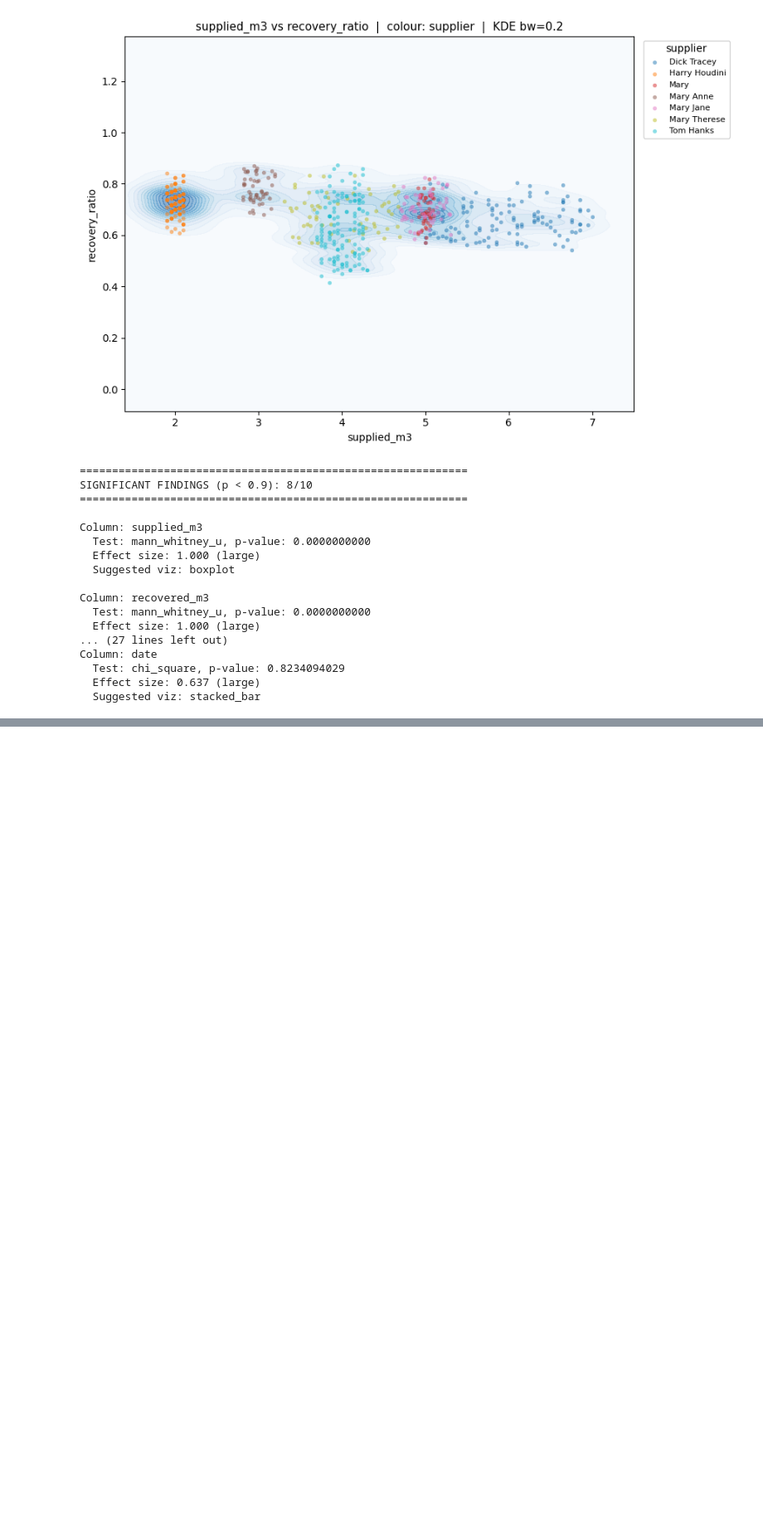
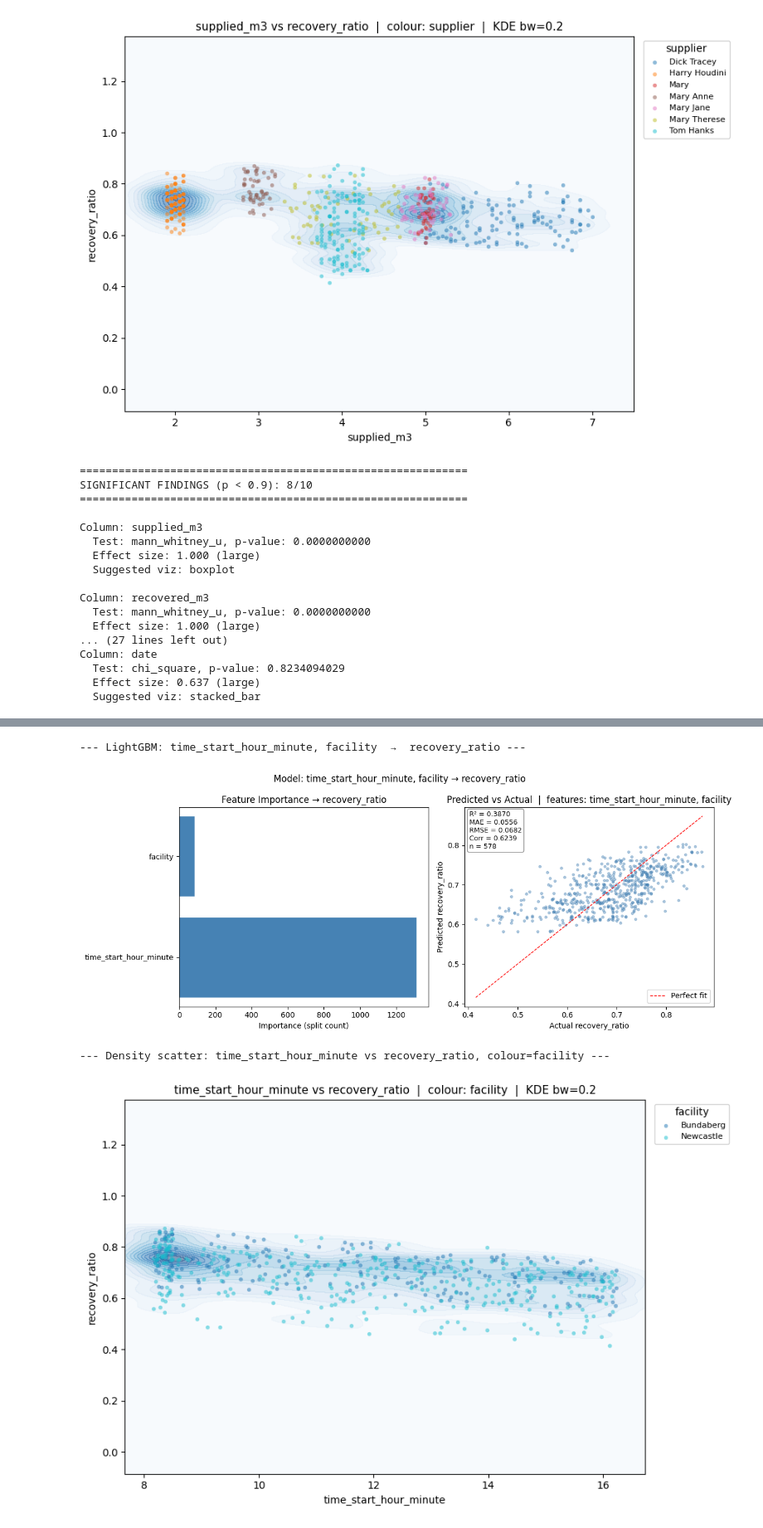
Before and after one commit to JamesTheGun/WasteOilTask, a Jupyter notebook: data_exploration.ipynb, the cells around one changed output, grey strips where cells are left out. Shown at 83% size. Cells and saved outputs as stored; diff of their text form; code cells hidden in the pictures; blank space fills up the shorter version.

```diff
--- a/data_exploration.ipynb
+++ b/data_exploration.ipynb
@@ -150,0 +180,7 @@ Column: N/A
+# %%
+display_simple_model_with_lgbm_and_density_scatter(data_derived, "time_start_hour_minute", "facility", "recovery_ratio", bw = 0.2, alpha=0.5)
+# %% [output]
+--- LightGBM: time_start_hour_minute, facility  →  recovery_ratio ---
+[figure, added]
+--- Density scatter: time_start_hour_minute vs recovery_ratio, colour=facility ---
+[figure, added]
```
Also changed, not shown: parts of 5 cells of this notebook, 3 other files.
